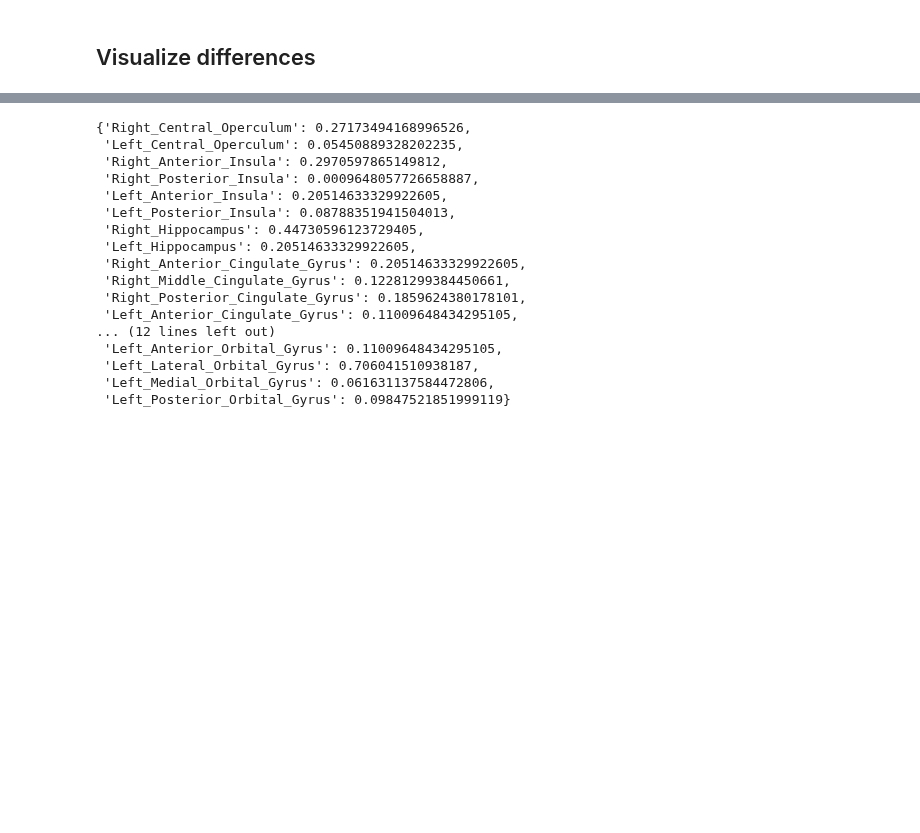
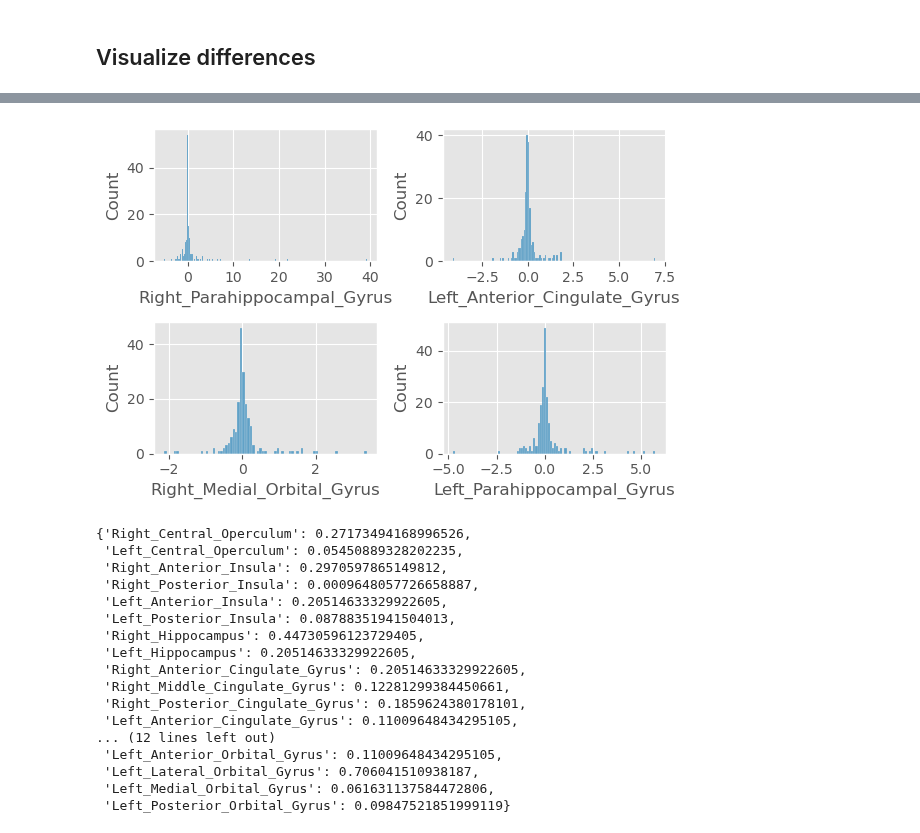
Before and after one commit to Kiril94/Thesis, a Jupyter notebook: cobra/t1_long/run_test.ipynb, the cells around one changed output, grey strips where cells are left out. Cells and saved outputs as stored; diff of their text form; code cells hidden in the pictures; blank space fills up the shorter version.

```diff
--- a/cobra/t1_long/run_test.ipynb
+++ b/cobra/t1_long/run_test.ipynb
@@ -62,3 +80,15 @@ sns.histplot(df_dV.Right_Parahippocampal_Gyrus)
+# %%
+fig, ax = plt.subplots(2,2)
+mpl.rcParams['figure.dpi'] = 100
+ax = ax.flatten()
+sns.histplot(df_dV.Right_Parahippocampal_Gyrus,ax=ax[0])
+sns.histplot(df_dV.Left_Anterior_Cingulate_Gyrus,ax=ax[1])
+sns.histplot(df_dV.Right_Medial_Orbital_Gyrus, ax=ax[2])
+sns.histplot(df_dV.Left_Parahippocampal_Gyrus, ax=ax[3])
+
+fig.tight_layout()
+# %% [output]
+[figure, added]
 # %%
 #pval_dic = compute_unadj_pvals(df_dV, cc_dic_ps10, brain_regions_ls)
 #pval_dic
```
Also changed, not shown: parts of 9 cells of this notebook, 1 other file.
